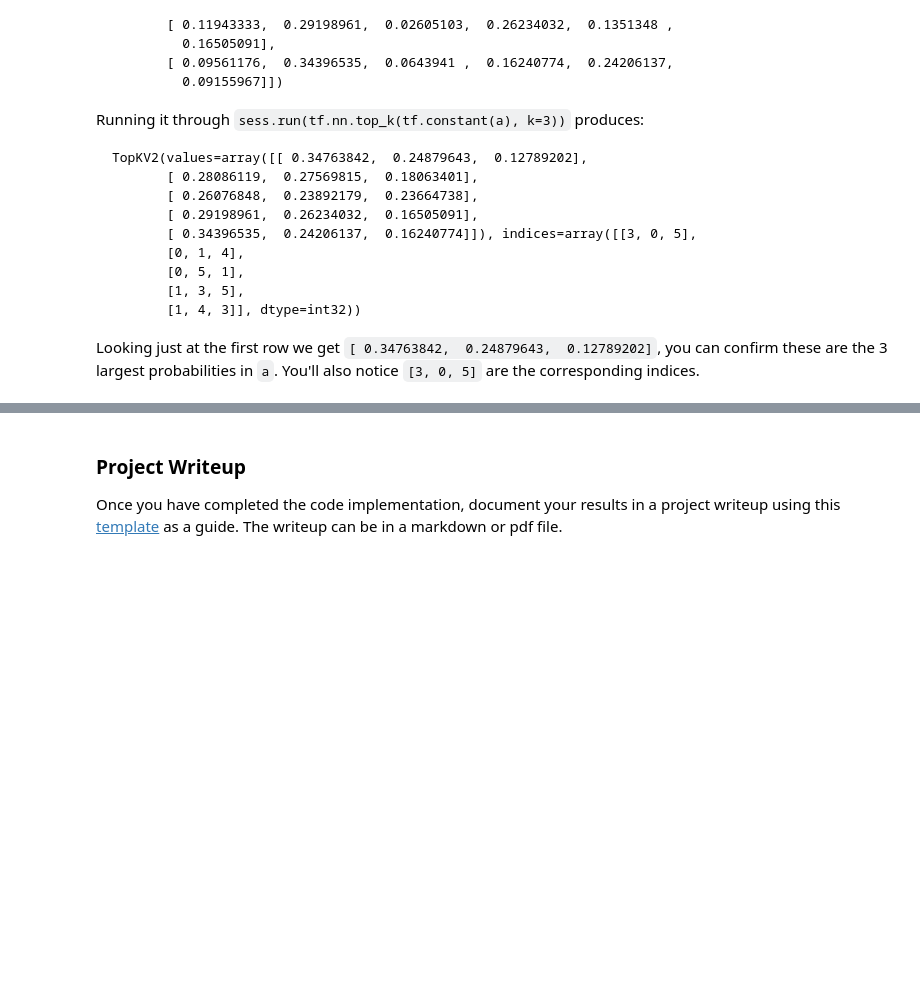
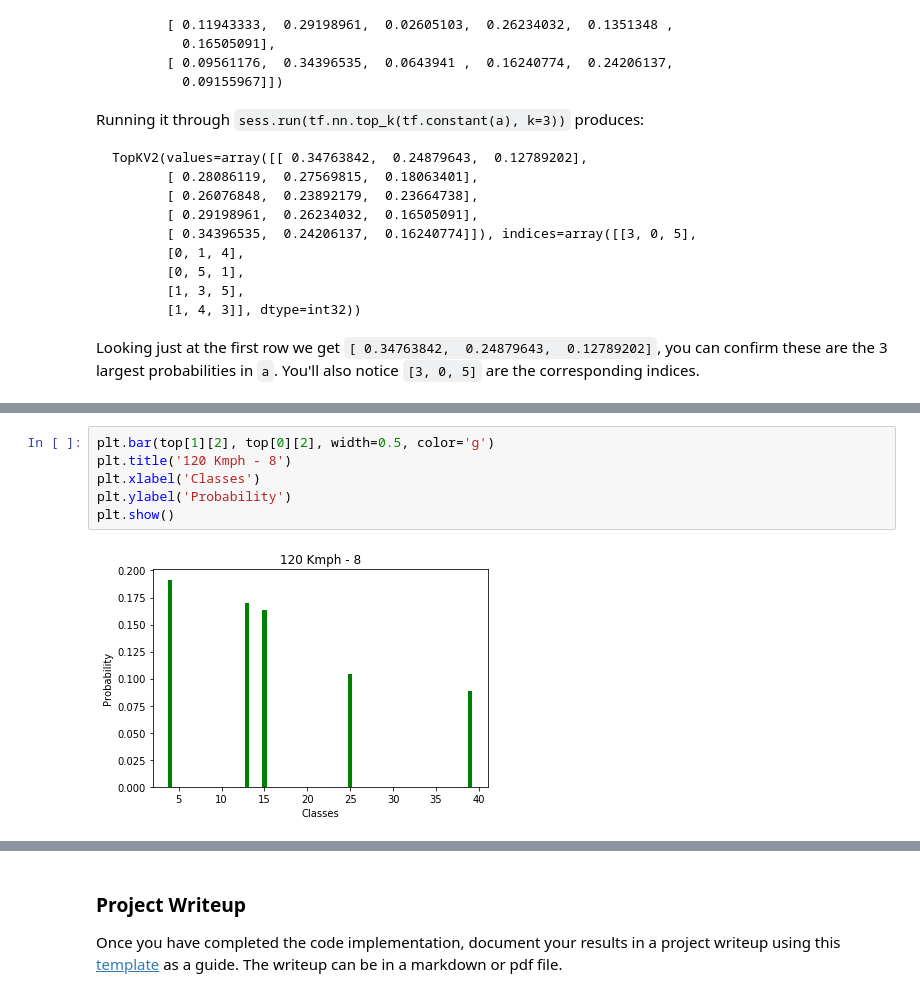
Before and after one commit to pkorivi/traffic_sign_classifier_project, a Jupyter notebook: Traffic_Sign_Classifier.ipynb, the cells around one changed output, grey strips where cells are left out. Drawn from its saved outputs; the diff is of its cells as text; blank space fills up the shorter version.

```diff
--- a/Traffic_Sign_Classifier.ipynb
+++ b/Traffic_Sign_Classifier.ipynb
@@ -537,0 +502,8 @@ TopKV2(values=array([[  9.99999046e-01,   9.60507123e-07,   2.18292251e-09,
+# %%
+plt.bar(top[1][2], top[0][2], width=0.5, color='g')
+plt.title('120 Kmph - 8')
+plt.xlabel('Classes')
+plt.ylabel('Probability')
+plt.show()
+# %% [output]
+[figure, added]
```
Also changed, not shown: parts of 15 cells of this notebook.
